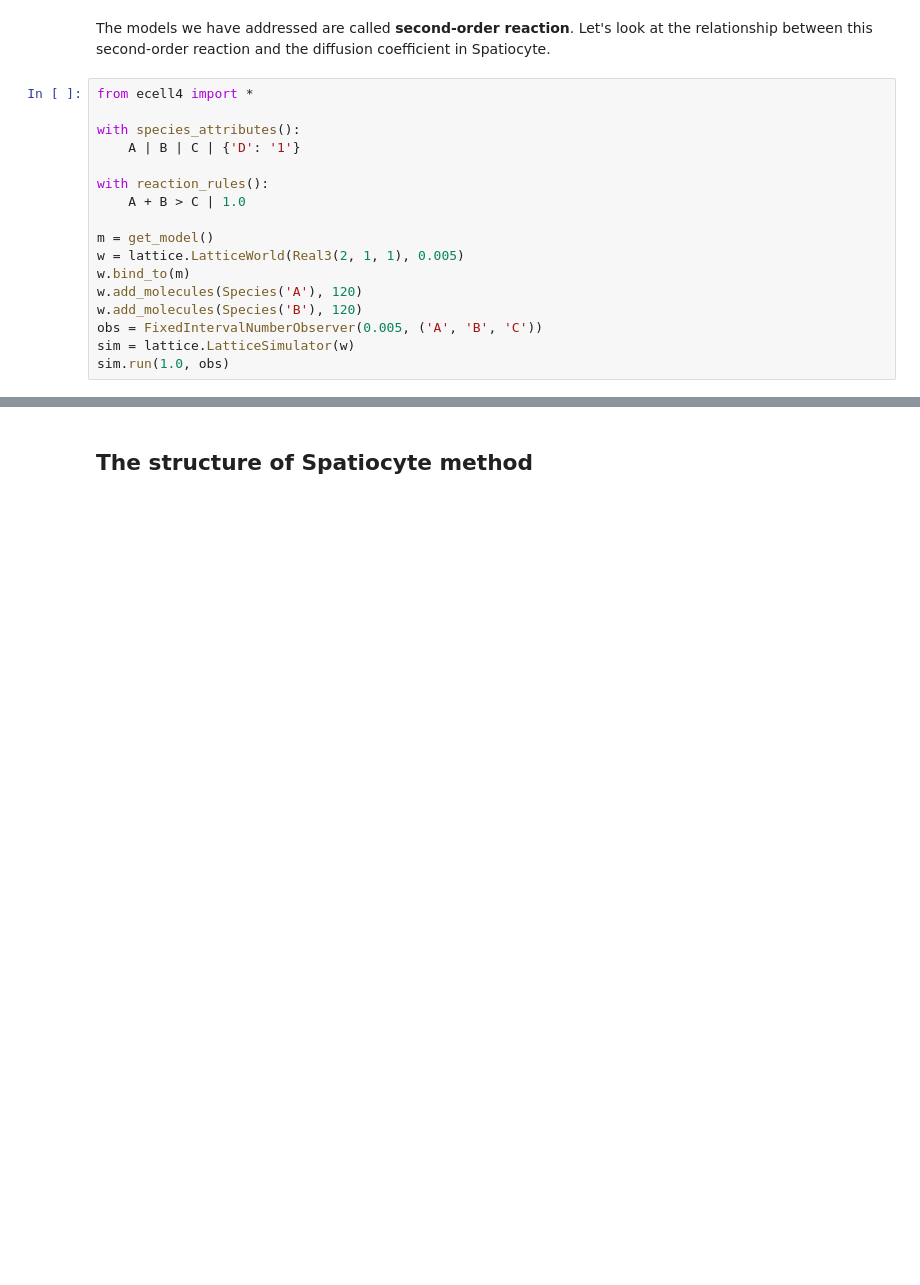
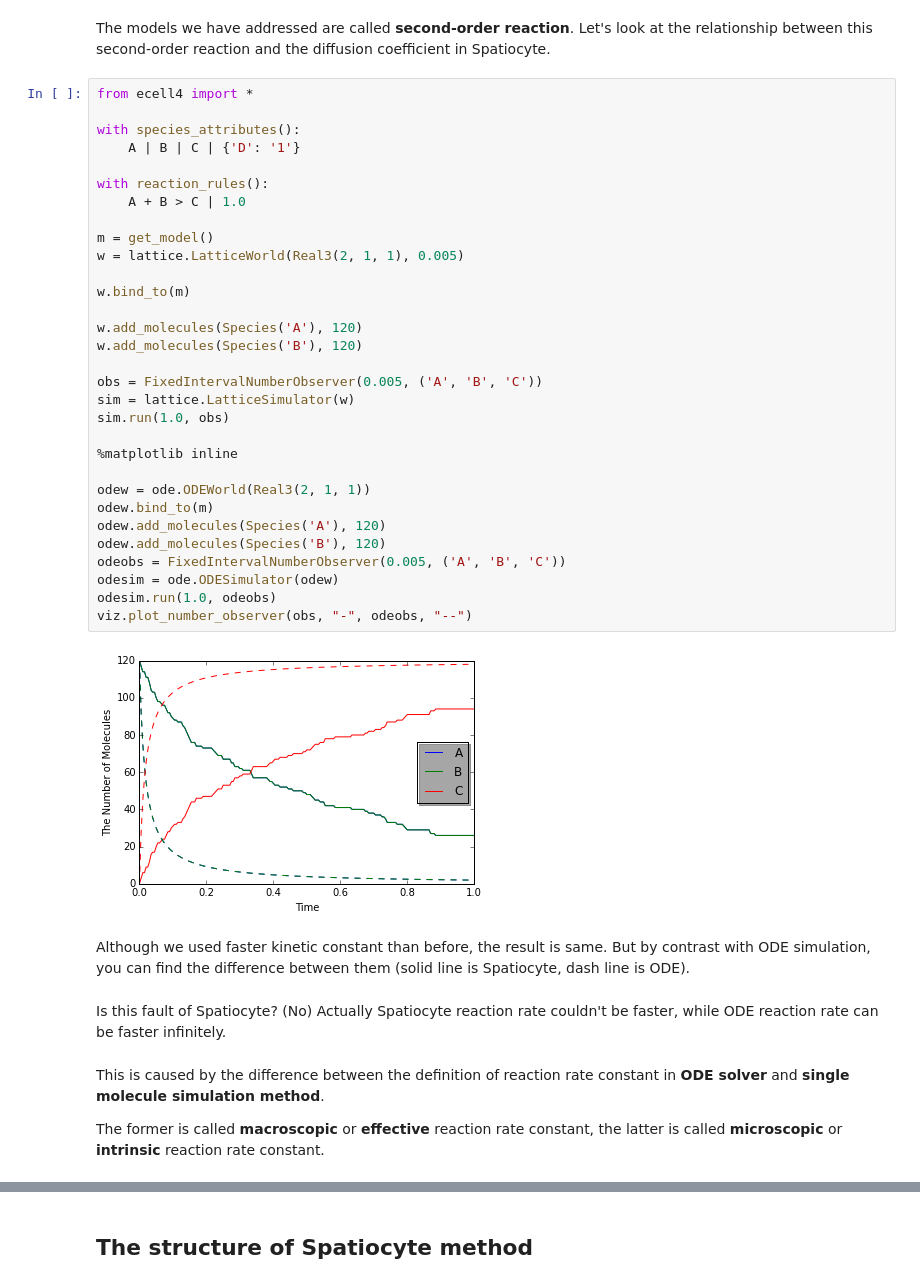
Before and after one commit to ecell/ecell4_base, a Jupyter notebook: ipynb/Tutorials/Spatiocyte.ipynb, the cells around one changed output, grey strips where cells are left out. Cells and saved outputs as stored; diff of their text form; blank space fills up the shorter version.

Commit message:
add a section 'The diffusion coefficient and the second-order reaction'

```diff
--- a/ipynb/Tutorials/Spatiocyte.ipynb
+++ b/ipynb/Tutorials/Spatiocyte.ipynb
@@ -144,17 +144,43 @@ Let's look at the relationship between this second-order reaction and the diffus
 # %%
 from ecell4 import *
 
 with species_attributes():
     A | B | C | {'D': '1'}
 
 with reaction_rules():
     A + B > C | 1.0
 
 m = get_model()
 w = lattice.LatticeWorld(Real3(2, 1, 1), 0.005)
+
 w.bind_to(m)
+
 w.add_molecules(Species('A'), 120)
 w.add_molecules(Species('B'), 120)
+
 obs = FixedIntervalNumberObserver(0.005, ('A', 'B', 'C'))
 sim = lattice.LatticeSimulator(w)
 sim.run(1.0, obs)
+
+%matplotlib inline
+
+odew = ode.ODEWorld(Real3(2, 1, 1))
+odew.bind_to(m)
+odew.add_molecules(Species('A'), 120)
+odew.add_molecules(Species('B'), 120)
+odeobs = FixedIntervalNumberObserver(0.005, ('A', 'B', 'C'))
+odesim = ode.ODESimulator(odew)
+odesim.run(1.0, odeobs)
+viz.plot_number_observer(obs, "-", odeobs, "--")
+# %% [output]
+[figure, added]
+# %% [markdown]
+Although we used faster kinetic constant than before, the result is same.
+But by contrast with ODE simulation, you can find the difference between them (solid line is Spatiocyte, dash line is ODE).
+# %% [markdown]
+Is this fault of Spatiocyte? (No)
+Actually Spatiocyte reaction rate couldn't be faster, while ODE reaction rate can be faster infinitely.
+# %% [markdown]
+This is caused by the difference between the definition of reaction rate constant in **ODE solver** and **single molecule simulation method**.
+
+The former is called **macroscopic** or **effective** reaction rate constant, the latter is called **microscopic** or **intrinsic** reaction rate constant.
```
Also changed, not shown: parts of 4 cells of this notebook.
